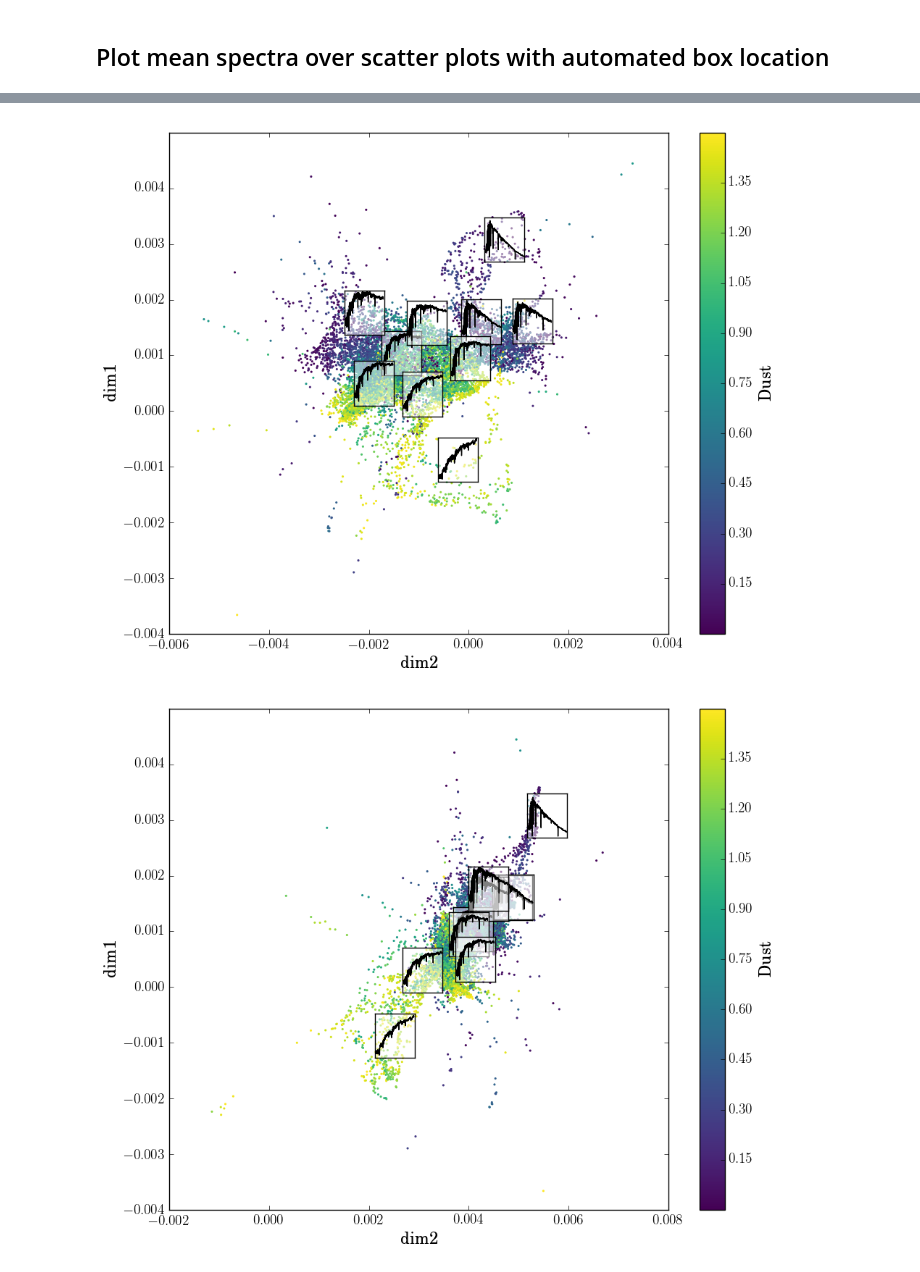
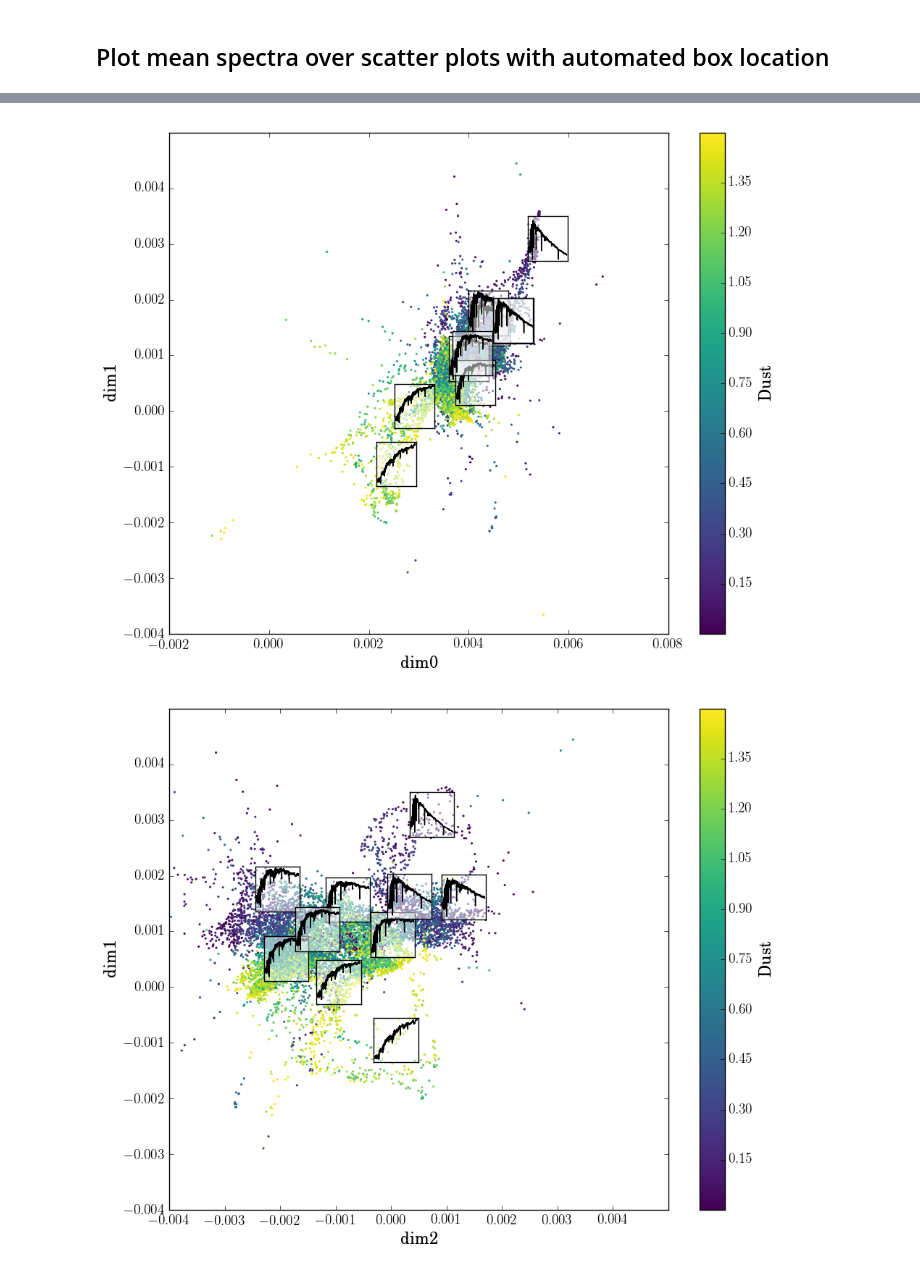
Before and after one commit to ogtelford/gridmodels, a Jupyter notebook: code/kmeans_plot.ipynb, the cells around one changed output, grey strips where cells are left out. Saved outputs shown, nothing was run; the diff lists cells and outputs as text; code cells hidden in the pictures.

```diff
--- a/code/kmeans_plot.ipynb
+++ b/code/kmeans_plot.ipynb
@@ -68,14 +68,14 @@ def make_cc_plot(color, label, axlim=None):
     plt.tight_layout()
     return fig, ax
 
-def make_cc_plot_single(color, label, xax=1, axlim=None):
+def make_cc_plot_single(color, label, xax=0, axlim=None):
     # axlim is a list of [min,max] for dim0, dim2, dim1 (left x, right x, mutual y axes)
     # HACK to get only the right panel as a single, larger plot (for now!)
     fig, ax = plt.subplots(figsize=(10,8))
 
     b = ax.scatter(embed[:,xax], embed[:,1], c=color, lw=0, s=5, cmap='viridis')
     plt.colorbar(b, ax=ax, label=label)
-    ax.set_xlabel('dim2')
+    ax.set_xlabel('dim'+str(xax))
     ax.set_ylabel('dim1')
 
     if axlim is not None:
@@ -133,7 +133,7 @@ def change_coordinates(ax, pos):
     subpos.append(pos[3] / (ylim[1]-ylim[0]))
     return subpos
 
-def overplot_spectra(centers, xax=1, width=0.0005): #shit, this is totally going to be the bottom/left corners, not centers
+def overplot_spectra(centers, xax=0, width=0.0005): #shit, this is totally going to be the bottom/left corners, not centers
     #fig, ax = make_cc_plot(ages, r'Age', axlim=[[-0.002,0.008],[-0.008,0.005],[-0.005,0.006]])
     fig, ax = make_cc_plot_single(dusts, r'Dust', xax=xax, axlim=[[-0.002,0.008],[-0.006,0.004],[-0.004,0.005]])
     #ax = ax[1] # just do this for the right panel for now
@@ -163,8 +163,9 @@ ax[1].plot(centers[:,2], centers[:,1], 'r.')
 # %%
 overplot_spectra(centers, width=0.0008)
 # %% [output]
-[figure, old version]
+[figure, new version]
 # %%
-overplot_spectra(centers, xax=0, width=0.0008)
+overplot_spectra(centers, xax=2, width=0.0008)
+plt.savefig('../plots/embed_r0.95_specOverplot.png')
 # %% [output]
-[figure, old version]
+[figure, new version]
```
Also changed, not shown: parts of 2 cells of this notebook, 1 other file.
